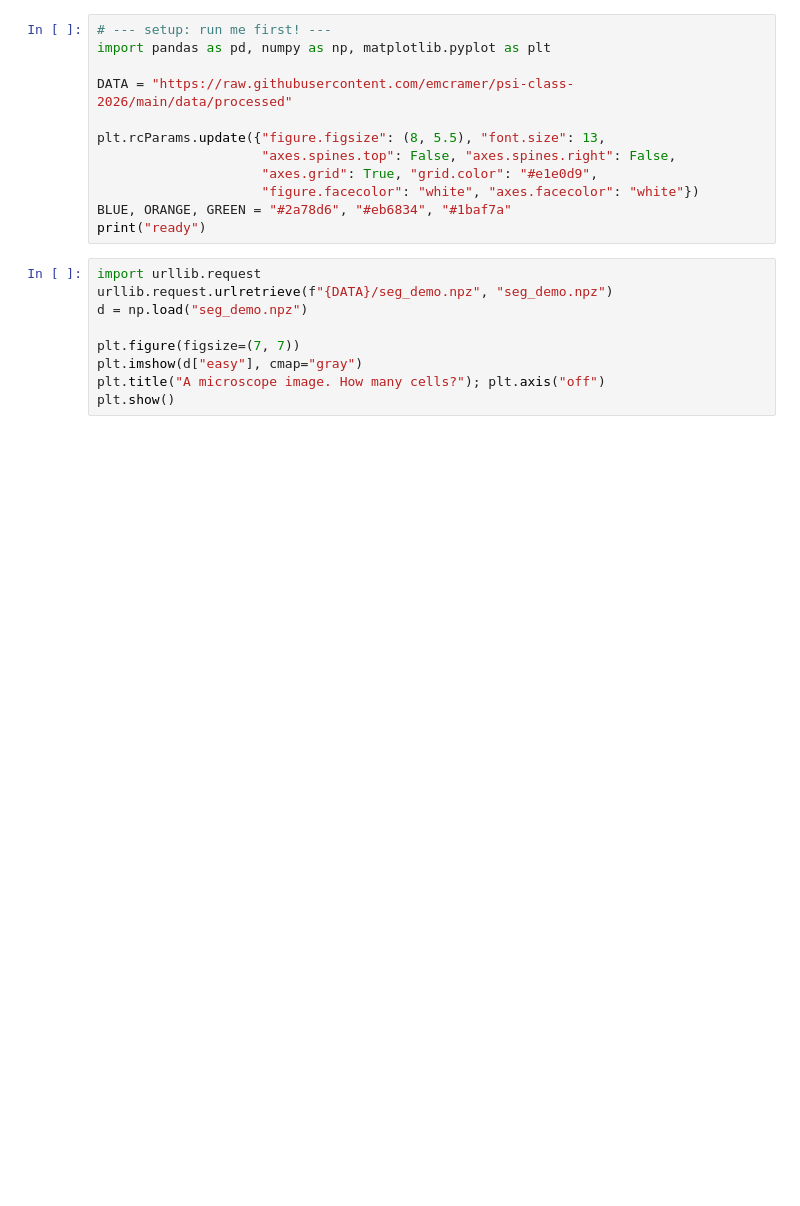
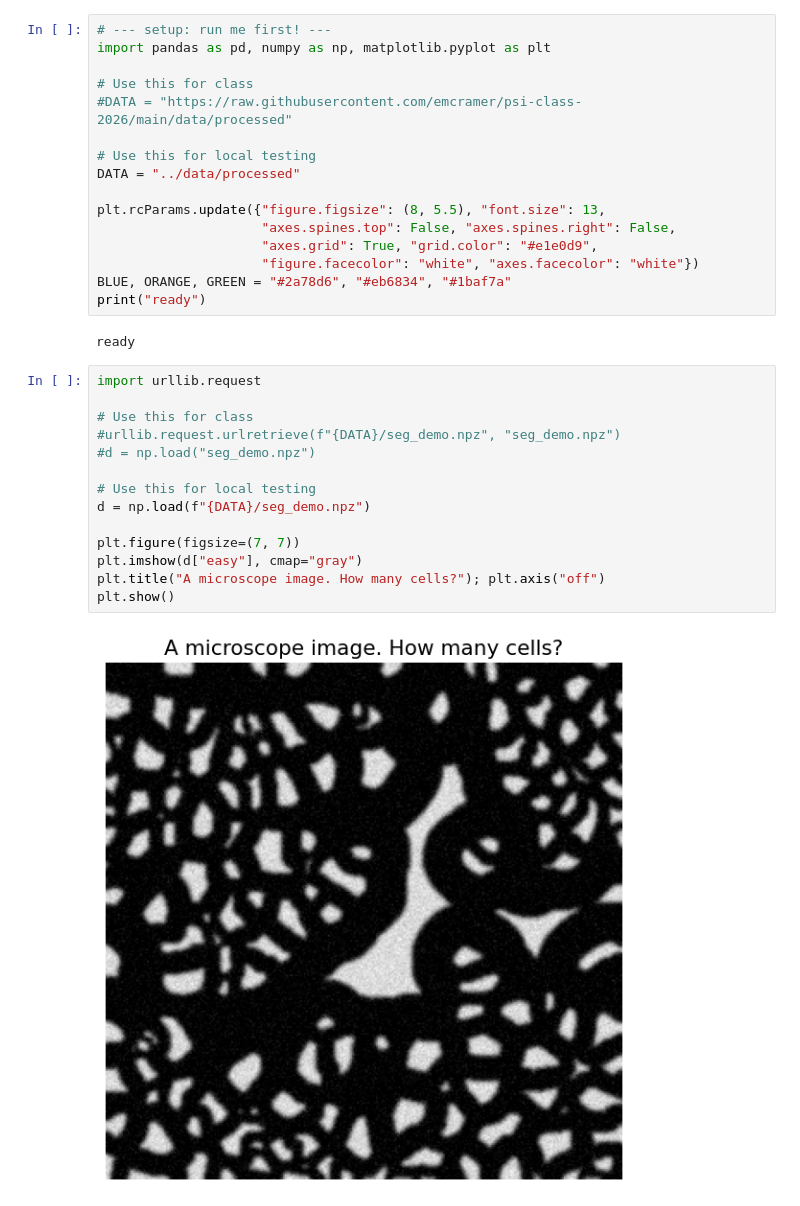
Before and after one commit to emcramer/psi-class-2026, a Jupyter notebook: code/notebook_2_imaging.ipynb, the cells around one changed output. Drawn from its saved outputs; the diff is of its cells as text; blank space fills up the shorter version.

```diff
--- a/code/notebook_2_imaging.ipynb
+++ b/code/notebook_2_imaging.ipynb
@@ -10,7 +8,11 @@ That's called **segmentation**. Let's try it.
 # --- setup: run me first! ---
 import pandas as pd, numpy as np, matplotlib.pyplot as plt
 
-DATA = "https://raw.githubusercontent.com/emcramer/psi-class-2026/main/data/processed"
+# Use this for class
+#DATA = "https://raw.githubusercontent.com/emcramer/psi-class-2026/main/data/processed"
+
+# Use this for local testing
+DATA = "../data/processed"
 
 plt.rcParams.update({"figure.figsize": (8, 5.5), "font.size": 13,
                      "axes.spines.top": False, "axes.spines.right": False,
@@ -18,13 +20,22 @@ plt.rcParams.update({"figure.figsize": (8, 5.5), "font.size": 13,
                      "figure.facecolor": "white", "axes.facecolor": "white"})
 BLUE, ORANGE, GREEN = "#2a78d6", "#eb6834", "#1baf7a"
 print("ready")
+# %% [output]
+ready
 # %%
 import urllib.request
-urllib.request.urlretrieve(f"{DATA}/seg_demo.npz", "seg_demo.npz")
-d = np.load("seg_demo.npz")
+
+# Use this for class
+#urllib.request.urlretrieve(f"{DATA}/seg_demo.npz", "seg_demo.npz")
+#d = np.load("seg_demo.npz")
+
+# Use this for local testing
+d = np.load(f"{DATA}/seg_demo.npz")
 
 plt.figure(figsize=(7, 7))
 plt.imshow(d["easy"], cmap="gray")
 plt.title("A microscope image. How many cells?"); plt.axis("off")
 plt.show()
+# %% [output]
+[figure, added]
 # %% [markdown]
```
Also changed, not shown: parts of 7 cells of this notebook, 2 other files.
